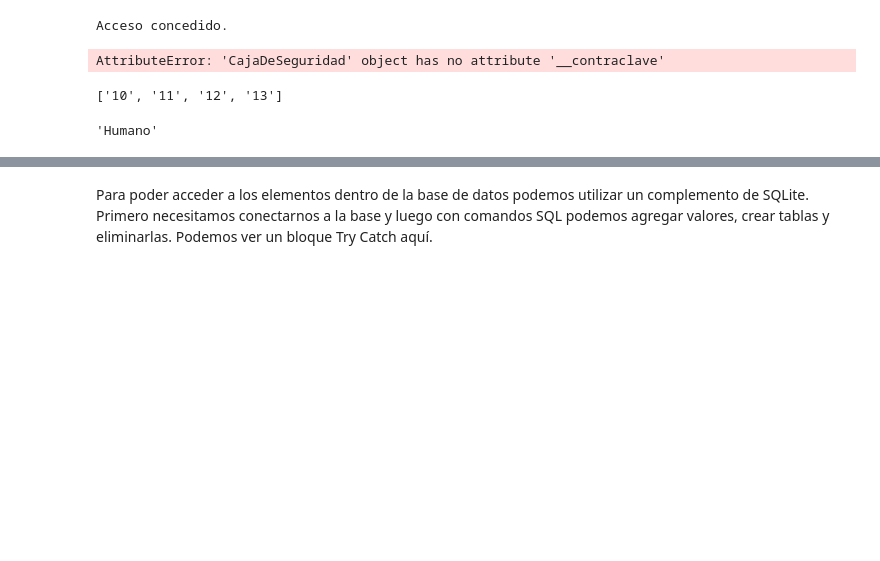
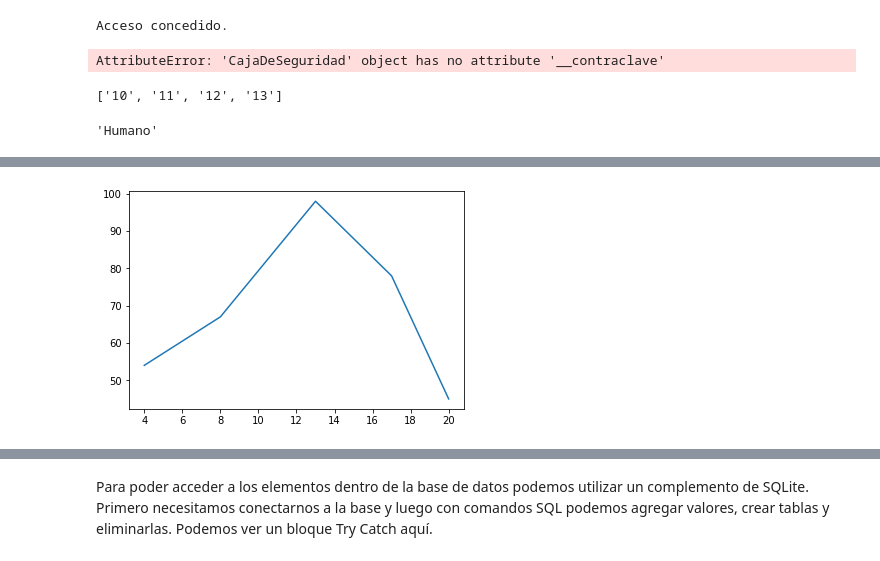
Before and after one commit to Danielhdz0/Python2020-1B, a Jupyter notebook: Desktop/Pythons/El Lenguaje de programación Python.ipynb, the cells around one changed output, grey strips where cells are left out. Cells and saved outputs as stored; diff of their text form; code cells hidden in the pictures; blank space fills up the shorter version.

```diff
--- a/Desktop/Pythons/El Lenguaje de programación Python.ipynb
+++ b/Desktop/Pythons/El Lenguaje de programación Python.ipynb
@@ -1319,0 +1495,6 @@ AttributeError: 'Chalan' object has no attribute 'consulta_tareas'
+# %%
+import matplotlib.pyplot as plt
+plt.plot([4,8,13,17,20],[54, 67, 98, 78, 45])
+plt.show()
+# %% [output]
+[figure, added]
```
Also changed, not shown: parts of 33 cells of this notebook, 2 other files.
